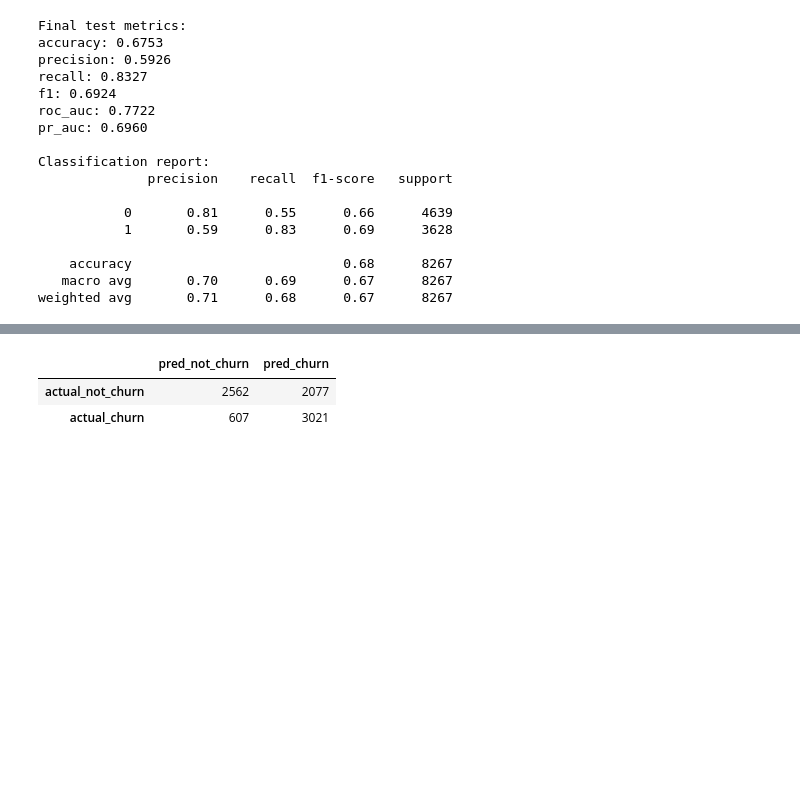
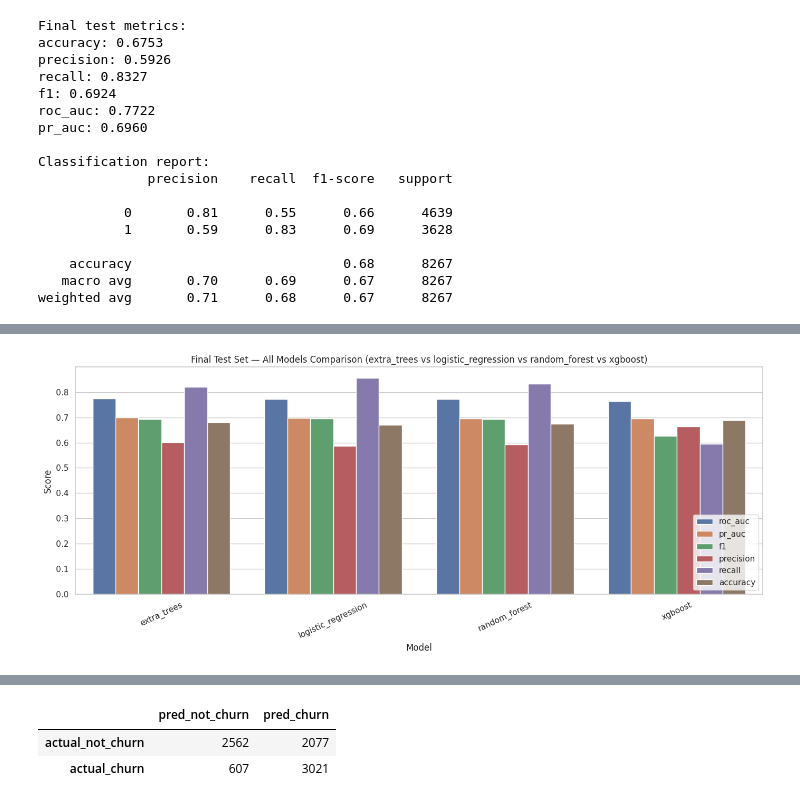
Before and after one commit to bit-loi/COMP6577001-Machine-Learning-FinalProject, a Jupyter notebook: ml_services/ML_FinalProject_ChurnPrediction.ipynb, the cells around one changed output, grey strips where cells are left out. Saved outputs shown, nothing was run; the diff lists cells and outputs as text; code cells hidden in the pictures; blank space fills up the shorter version.

```diff
--- a/ml_services/ML_FinalProject_ChurnPrediction.ipynb
+++ b/ml_services/ML_FinalProject_ChurnPrediction.ipynb
@@ -1660,0 +1666,23 @@ weighted avg       0.71      0.68      0.67      8267
+# %%
+# ── Evaluate ALL models on final test set ───────────────────────────────────
+all_test_results = []
+
+for model_name, model_pipeline in fitted_models.items():
+    test_proba_m = model_pipeline.predict_proba(X_test)[:, 1]
+
+    # Use the same optimal threshold that was tuned on the best model's
+    # validation set.  Each model is evaluated at this threshold so the
+    # comparison is apples-to-apples.
+    metrics_m = evaluate_predictions(y_test, test_proba_m, threshold=best_threshold)
+    row = {"model": model_name}
+    row.update(metrics_m)
+    all_test_results.append(row)
+
+all_test_results_df = (
+    pd.DataFrame(all_test_results)
+    .sort_values("pr_auc", ascending=False)
+    .reset_index(drop=True)
+)
+
+print("All-models final test comparison (threshold =", best_threshold, ")")
+display(all_test_results_df)
@@ -1660,0 +1696,23 @@ weighted avg       0.71      0.68      0.67      8267
+# %%
+# ── Chart: all models on test set ───────────────────────────────────────────
+test_results_long = all_test_results_df.melt(
+    id_vars="model",
+    value_vars=["roc_auc", "pr_auc", "f1", "precision", "recall", "accuracy"],
+    var_name="metric",
+    value_name="score"
+)
+
+model_labels = " vs ".join(all_test_results_df["model"].tolist())
+chart_title = f"Final Test Set — All Models Comparison ({model_labels})"
+
+plt.figure(figsize=(14, 6))
+sns.barplot(data=test_results_long, x="model", y="score", hue="metric")
+plt.title(chart_title)
+plt.xlabel("Model")
+plt.ylabel("Score")
+plt.xticks(rotation=25)
+plt.legend(loc="lower right")
+plt.tight_layout()
+plt.show()
+# %% [output]
+[figure, added]
```
Also changed, not shown: parts of 6 cells of this notebook.
